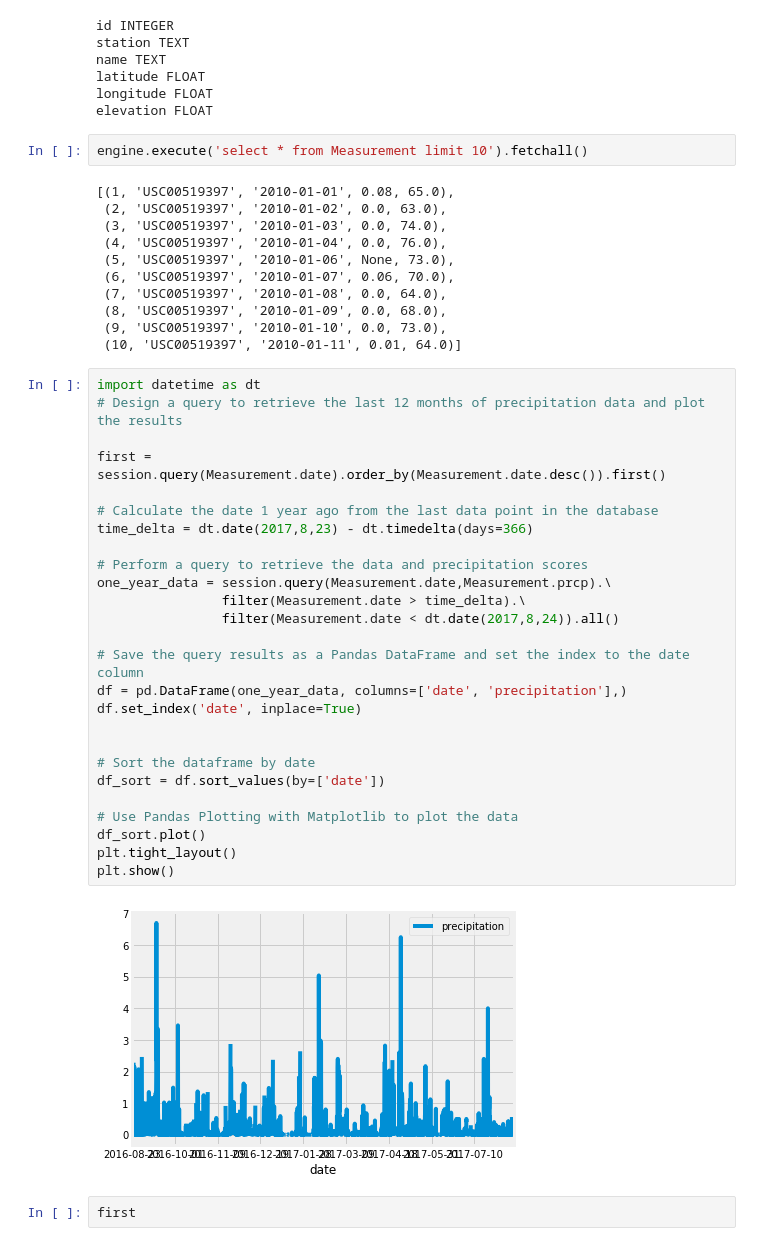
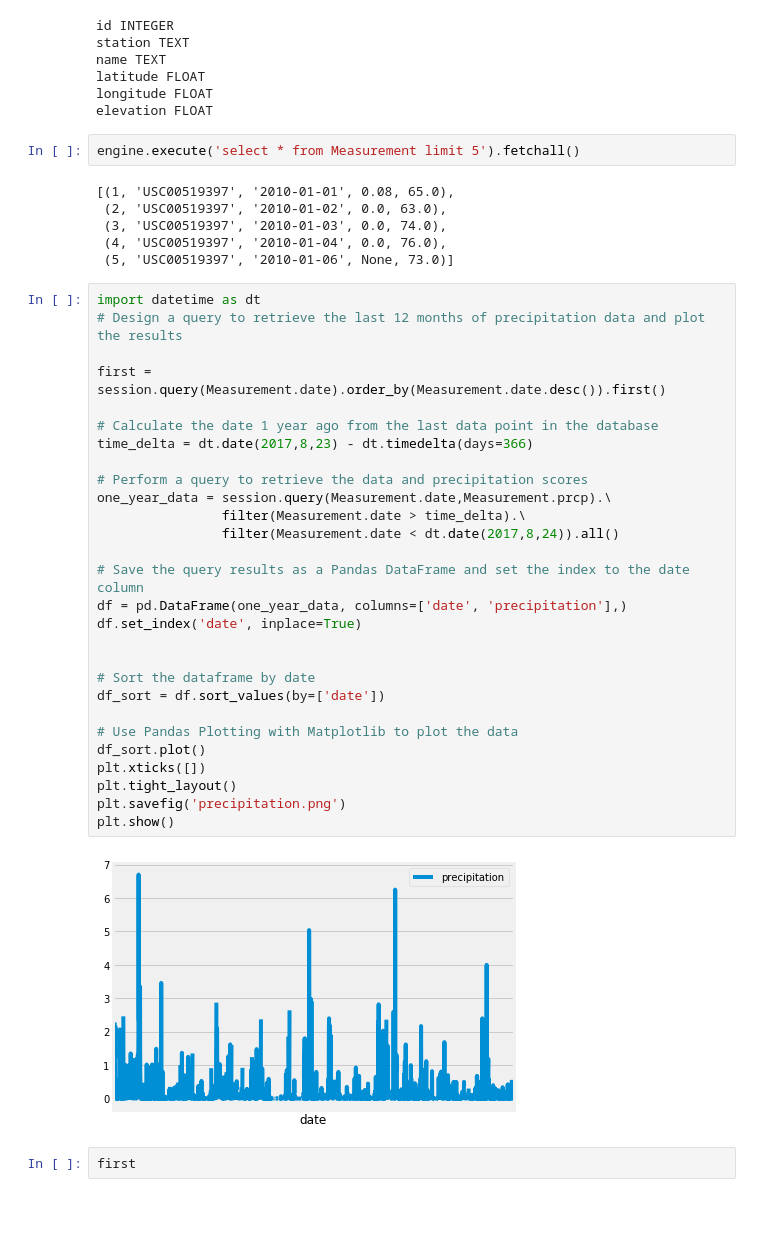
Before and after one commit to shilpiray/Surfs_Up, a Jupyter notebook: climate_starter.ipynb, the cells around one changed output. Drawn from its saved outputs; the diff is of its cells as text; blank space fills up the shorter version.

```diff
--- a/climate_starter.ipynb
+++ b/climate_starter.ipynb
@@ -60,46 +61,43 @@ latitude FLOAT
 longitude FLOAT
 elevation FLOAT
 # %%
-engine.execute('select * from Measurement limit 10').fetchall()
+engine.execute('select * from Measurement limit 5').fetchall()
 # %% [output]
 [(1, 'USC00519397', '2010-01-01', 0.08, 65.0),
  (2, 'USC00519397', '2010-01-02', 0.0, 63.0),
  (3, 'USC00519397', '2010-01-03', 0.0, 74.0),
  (4, 'USC00519397', '2010-01-04', 0.0, 76.0),
- (5, 'USC00519397', '2010-01-06', None, 73.0),
- (6, 'USC00519397', '2010-01-07', 0.06, 70.0),
- (7, 'USC00519397', '2010-01-08', 0.0, 64.0),
- (8, 'USC00519397', '2010-01-09', 0.0, 68.0),
- (9, 'USC00519397', '2010-01-10', 0.0, 73.0),
- (10, 'USC00519397', '2010-01-11', 0.01, 64.0)]
+ (5, 'USC00519397', '2010-01-06', None, 73.0)]
 # %%
 import datetime as dt
 # Design a query to retrieve the last 12 months of precipitation data and plot the results
 
 first = session.query(Measurement.date).order_by(Measurement.date.desc()).first()
 
 # Calculate the date 1 year ago from the last data point in the database
 time_delta = dt.date(2017,8,23) - dt.timedelta(days=366)
 
 # Perform a query to retrieve the data and precipitation scores
 one_year_data = session.query(Measurement.date,Measurement.prcp).\
                 filter(Measurement.date > time_delta).\
                 filter(Measurement.date < dt.date(2017,8,24)).all()
 
 # Save the query results as a Pandas DataFrame and set the index to the date column
 df = pd.DataFrame(one_year_data, columns=['date', 'precipitation'],)
 df.set_index('date', inplace=True)
 
 
 # Sort the dataframe by date
 df_sort = df.sort_values(by=['date'])
 
 # Use Pandas Plotting with Matplotlib to plot the data
 df_sort.plot()
+plt.xticks([])
 plt.tight_layout()
+plt.savefig('precipitation.png')
 plt.show()
 # %% [output]
-[figure, old version]
+[figure, new version]
 # %%
 first
 # %% [output]
```
Also changed, not shown: parts of 10 cells of this notebook, 5 other files.
